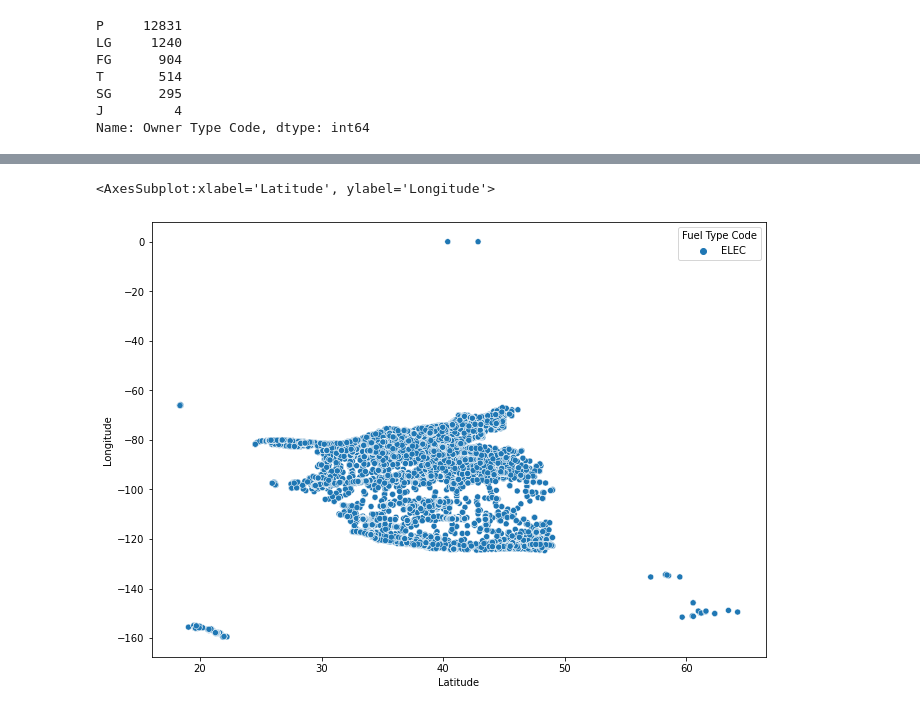
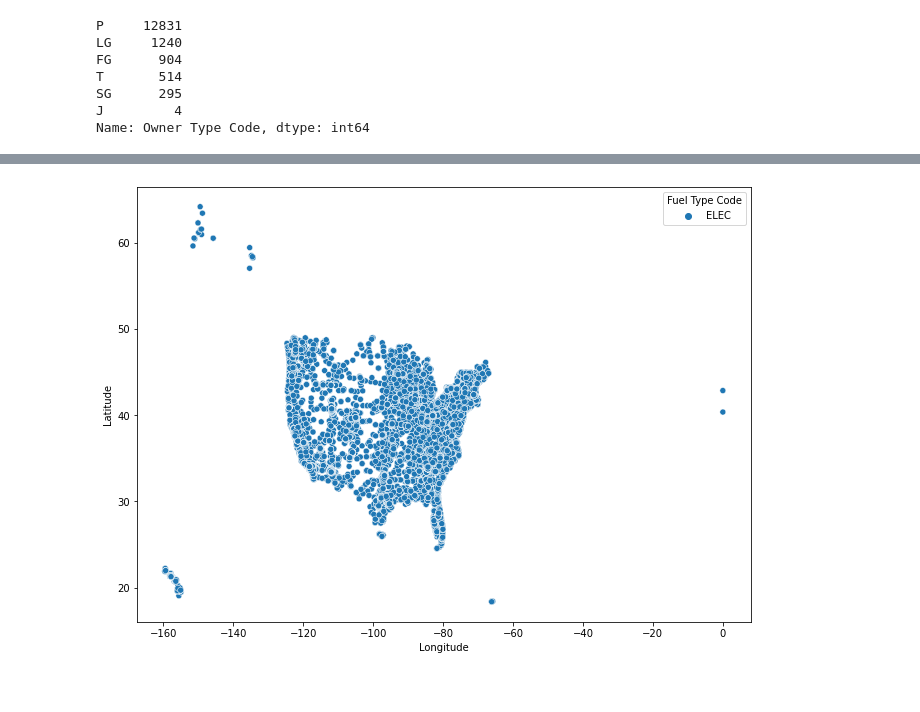
Before and after one commit to jeffakins/personal_projects, a Jupyter notebook: ev_charging_stations.ipynb, the cells around one changed output, grey strips where cells are left out. Drawn from its saved outputs; the diff is of its cells as text; code cells hidden in the pictures.

```diff
--- a/ev_charging_stations.ipynb
+++ b/ev_charging_stations.ipynb
@@ -333,10 +353,15 @@ memory usage: 9.3+ MB
+# %%
+# Update cost of charginf to free or cost
+ev_21[ev_21['EV Pricing'] == 'FREE'] = 'Free'
+ev_21[ev_21['EV Pricing'] != 'Free'] = 'Cost'
+ev_21['EV Pricing'].value_counts()
 # %%
 f, ax = plt.subplots(figsize=(11, 8))
-sns.scatterplot(x="Latitude", y="Longitude",
+sns.scatterplot(x="Longitude", y="Latitude",
                 hue="Fuel Type Code",
                 palette="tab10",
                 data=ev_21)
+plt.show()
 # %% [output]
-<AxesSubplot:xlabel='Latitude', ylabel='Longitude'>
-[figure, old version]
+[figure, new version]
 # %%
```
Also changed, not shown: parts of 6 cells of this notebook.
